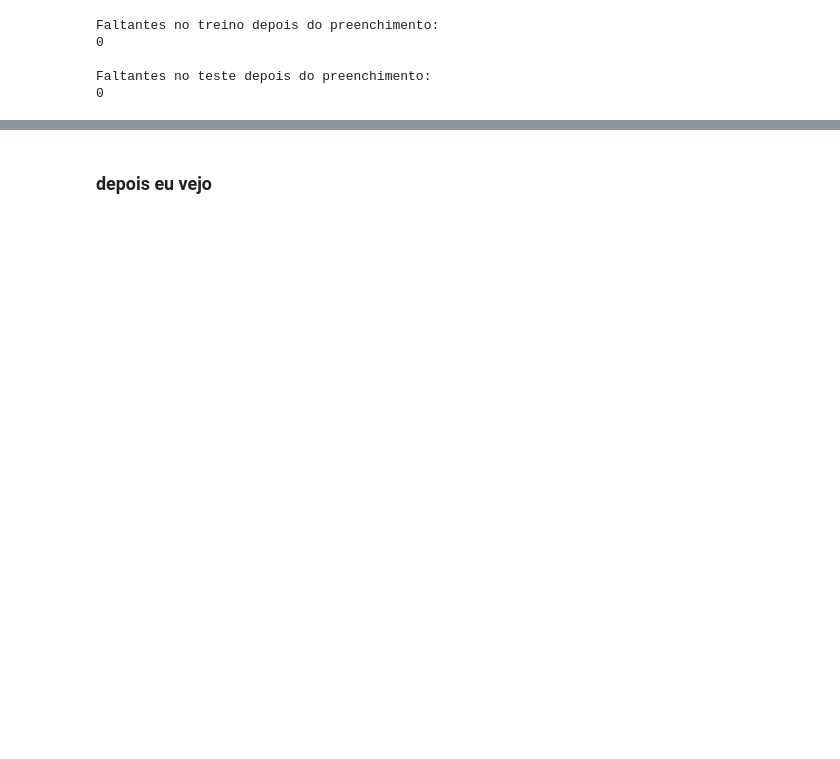
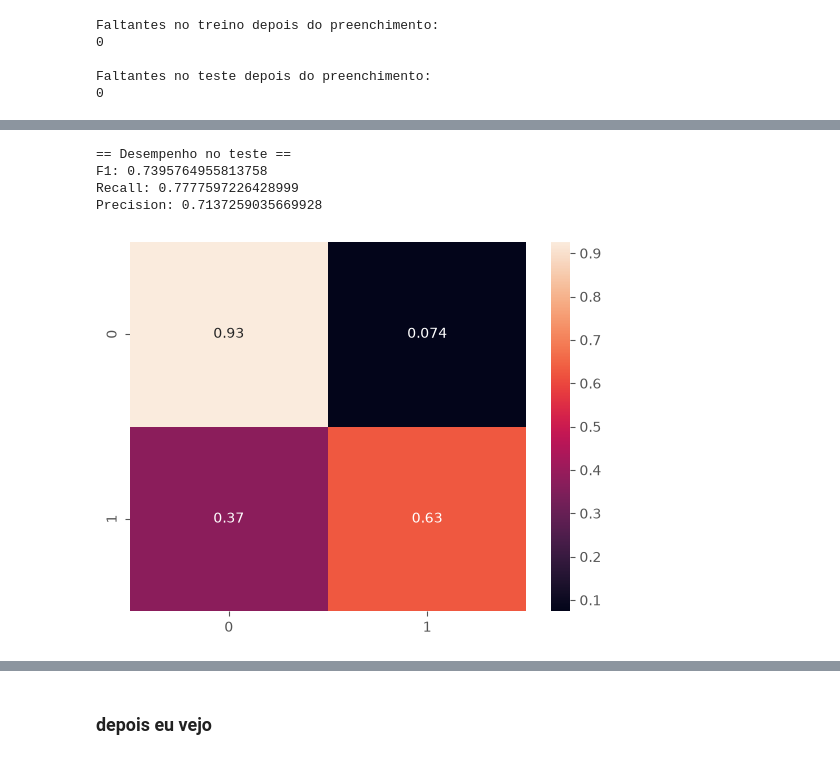
Before and after one commit to toni-cav/Analise_SIICUSP, a Jupyter notebook: exploratorio_depressao_e_sem_depressao.ipynb, the cells around one changed output, grey strips where cells are left out. Drawn from its saved outputs; the diff is of its cells as text; code cells hidden in the pictures; blank space fills up the shorter version.

Commit message:
testes

```diff
--- a/exploratorio_depressao_e_sem_depressao.ipynb
+++ b/exploratorio_depressao_e_sem_depressao.ipynb
@@ -922,0 +1181,14 @@ Faltantes no teste depois do preenchimento:
+# %%
+print("== Desempenho no teste ==")
+
+evaluate_models(
+    xgb_final,
+    X_teste_encoded,
+    y_teste
+)
+# %% [output]
+== Desempenho no teste ==
+F1: 0.7395764955813758
+Recall: 0.7777597226428999
+Precision: 0.7137259035669928
+[figure, added]
```
Also changed, not shown: parts of 32 cells of this notebook, 4 other files.
